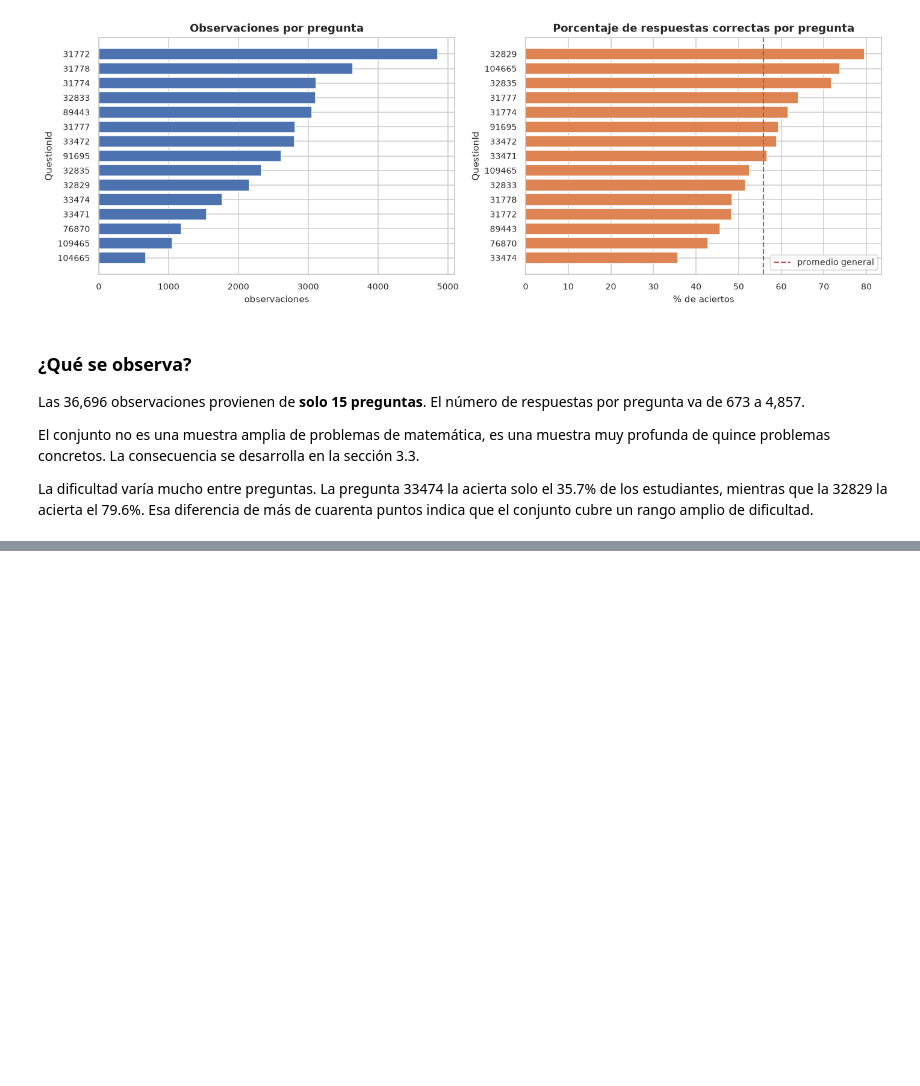
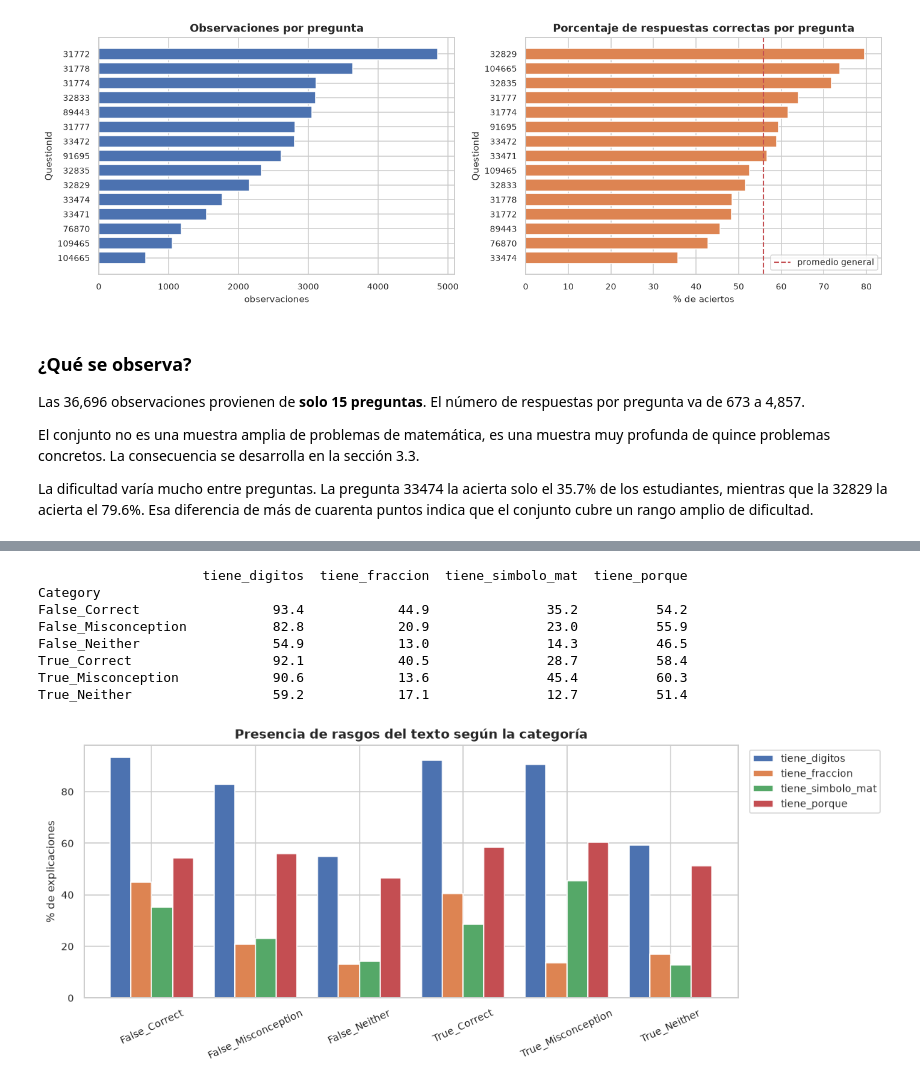
Before and after one commit to Tunchxz/math-misconception-map, a Jupyter notebook: notebooks/02_eda.ipynb, the cells around one changed output, grey strips where cells are left out. Cells and saved outputs as stored; diff of their text form; code cells hidden in the pictures; blank space fills up the shorter version.

```diff
--- a/notebooks/02_eda.ipynb
+++ b/notebooks/02_eda.ipynb
@@ -447,0 +538,23 @@ La dificultad varía mucho entre preguntas. La pregunta 33474 la acierta solo el
+# %%
+LOGICAS = ["tiene_digitos", "tiene_fraccion", "tiene_simbolo_mat", "tiene_porque"]
+props = (train.groupby("Category")[LOGICAS].mean() * 100).round(1)
+print(props.to_string())
+
+fig, ax = plt.subplots(figsize=(11, 4.6))
+props.plot(kind="bar", ax=ax, width=0.8)
+ax.set_title("Presencia de rasgos del texto según la categoría")
+ax.set_ylabel("% de explicaciones"); ax.set_xlabel("")
+ax.tick_params(axis="x", rotation=25)
+ax.legend(title="", bbox_to_anchor=(1.01, 1), loc="upper left")
+fig.tight_layout()
+plt.show()
+# %% [output]
+                     tiene_digitos  tiene_fraccion  tiene_simbolo_mat  tiene_porque
+Category
+False_Correct                 93.4            44.9               35.2          54.2
+False_Misconception           82.8            20.9               23.0          55.9
+False_Neither                 54.9            13.0               14.3          46.5
+True_Correct                  92.1            40.5               28.7          58.4
+True_Misconception            90.6            13.6               45.4          60.3
+True_Neither                  59.2            17.1               12.7          51.4
+[figure, added]
```
Also changed, not shown: parts of 16 cells of this notebook.
